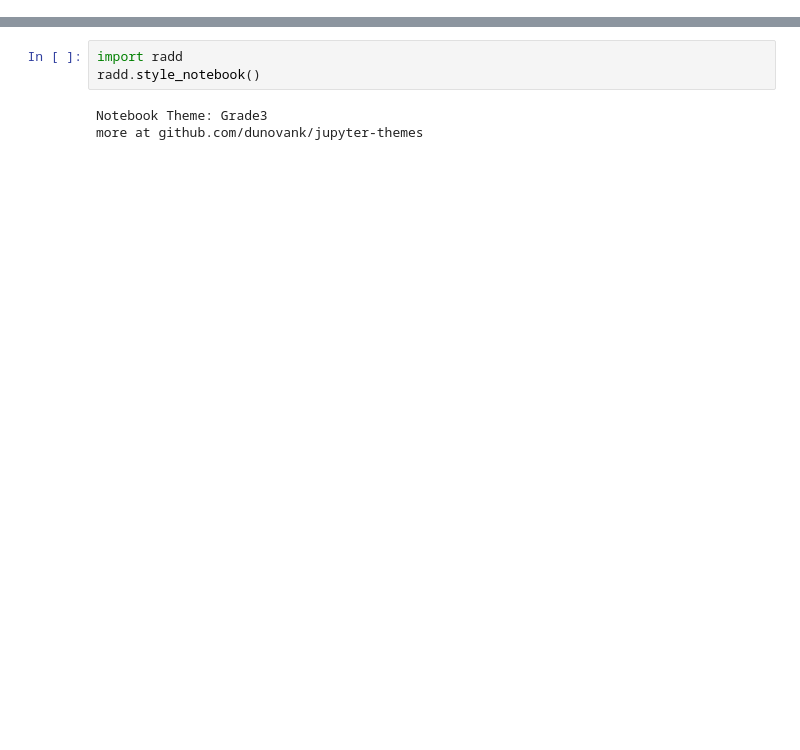
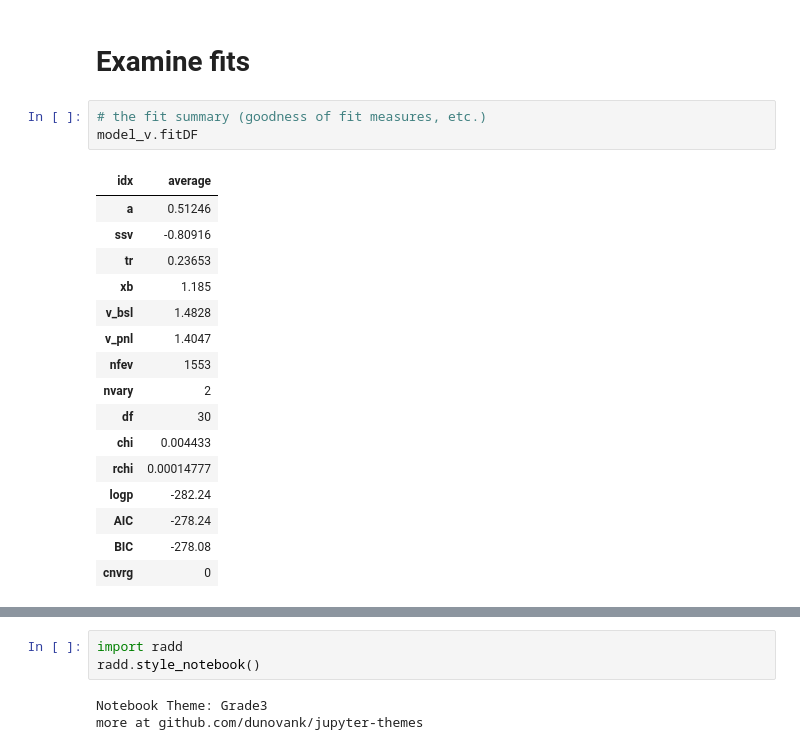
Before and after one commit to CoAxLab/radd, a Jupyter notebook: index.ipynb, the cells around one changed output, grey strips where cells are left out. Drawn from its saved outputs; the diff is of its cells as text; blank space fills up the shorter version.

```diff
--- a/index.ipynb
+++ b/index.ipynb
@@ -112 +226,23 @@ dpm.yhatDF
+# %% [markdown]
+# Examine fits
+# %%
+# the fit summary (goodness of fit measures, etc.)
+model_v.fitDF
+# %% [output]
+| idx | average |
+| a | 0.51246 |
+| ssv | -0.80916 |
+| tr | 0.23653 |
+| xb | 1.185 |
+| v_bsl | 1.4828 |
+| v_pnl | 1.4047 |
+| nfev | 1553 |
+| nvary | 2 |
+| df | 30 |
+| chi | 0.004433 |
+| rchi | 0.00014777 |
+| logp | -282.24 |
+| AIC | -278.24 |
+| BIC | -278.08 |
+| cnvrg | 0 |
 # %%
```
Also changed, not shown: parts of 27 cells of this notebook, 18 other files.
